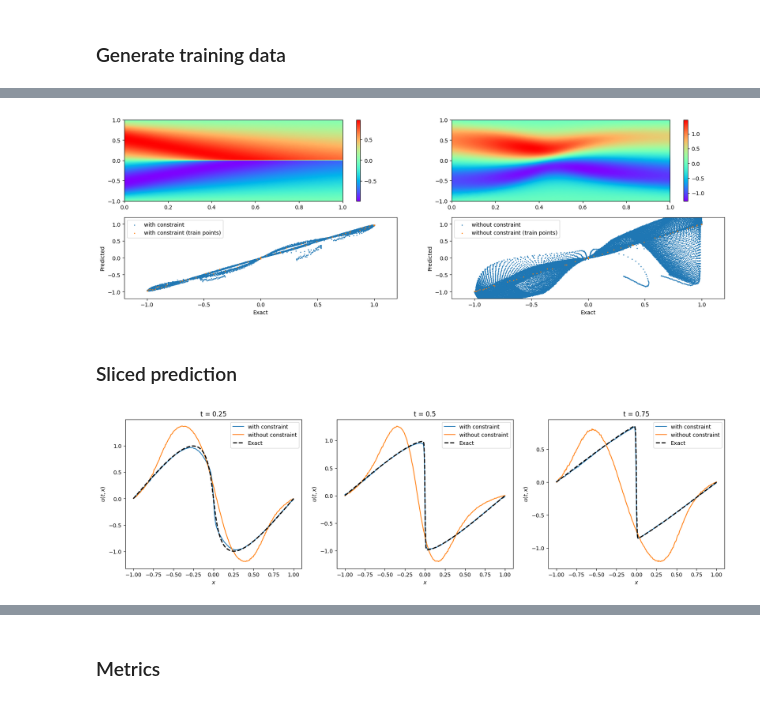
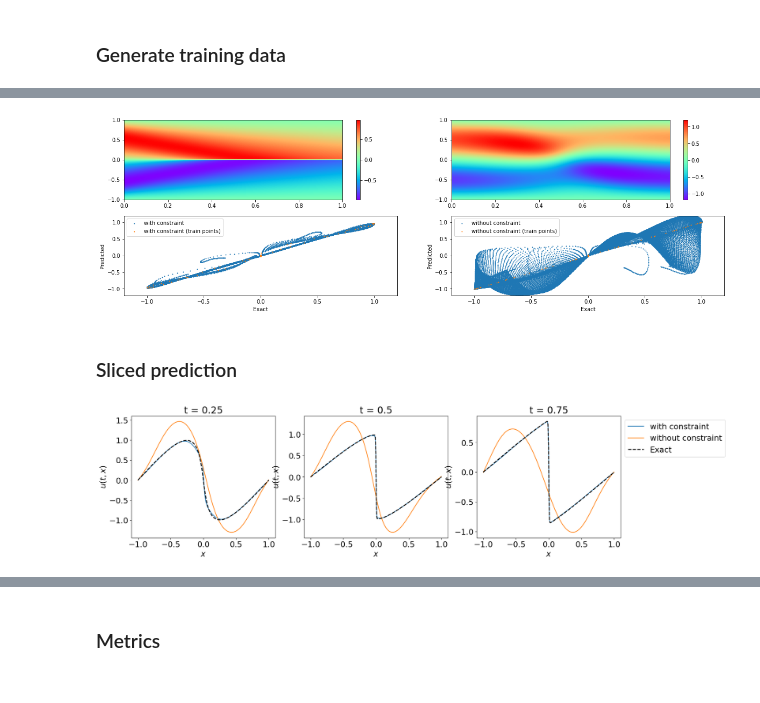
Before and after one commit to patel-zeel/PINN, a Jupyter notebook: Burgers_Equation.ipynb, the cells around one changed output, grey strips where cells are left out. Drawn from its saved outputs; the diff is of its cells as text; code cells hidden in the pictures.

```diff
--- a/Burgers_Equation.ipynb
+++ b/Burgers_Equation.ipynb
@@ -92,7 +92,7 @@ class Burgers_NN(nn.Module):
         y = nn.Dense(1)(X)
         return y.squeeze()
 
-model = Burgers_NN(layers=[2, 20, 20, 20, 20, 20, 20, 20, 20])
+model = Burgers_NN(layers=[2, 200, 200, 200, 200])
 # %% [markdown]
 ### Generate training data
 # %%
@@ -221,22 +234,23 @@ for idx, (tmp_params, label) in enumerate(zip(params_list, labels)):
     ax[1, idx].set_ylim(-1.2, 1.2)
     ax[1, idx].set_xlim(-1.2, 1.2)
 # %% [output]
-[figure, old version]
+[figure, new version]
 # %% [markdown]
 ### Sliced prediction
 # %%
 fig, ax = plt.subplots(1, 3, figsize=(20, 5))
+plt.rc('font', size=18)
 for axes, t_val in zip(ax, [0.25, 0.50, 0.75]):
     x = X.ravel()[T.ravel()==t_val]
     t = jnp.ones_like(x) * t_val
     u = Exact.ravel()[T.ravel()==t_val]
     for tmp_params, label in zip(params_list, labels):
         pred_u = pred_fn(tmp_params, t, x)
         axes.plot(x, pred_u, label=label)
     axes.plot(x, u, label='Exact', c='k', linestyle='--', linewidth=2)
     axes.set_title(f't = {t_val}')
     axes.set_xlabel('$x$')
     axes.set_ylabel('$u(t, x)$')
-    axes.legend();
+axes.legend(bbox_to_anchor=(1, 1), loc='upper left');
 # %% [output]
-[figure, old version]
+[figure, new version]
```
Also changed, not shown: parts of 9 cells of this notebook, 7 other files.
